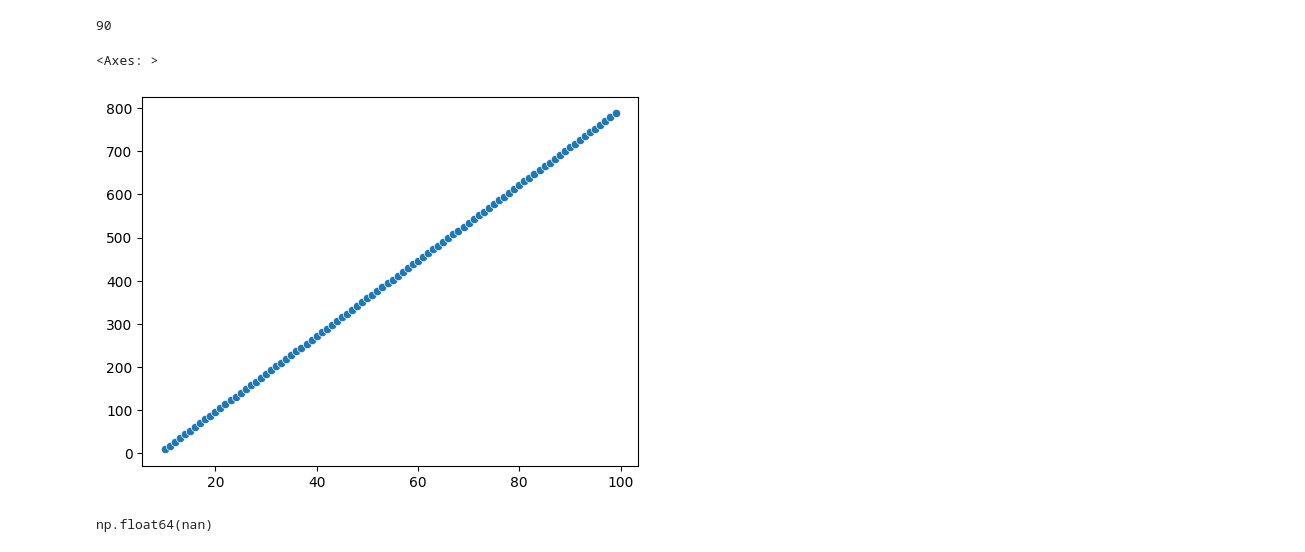
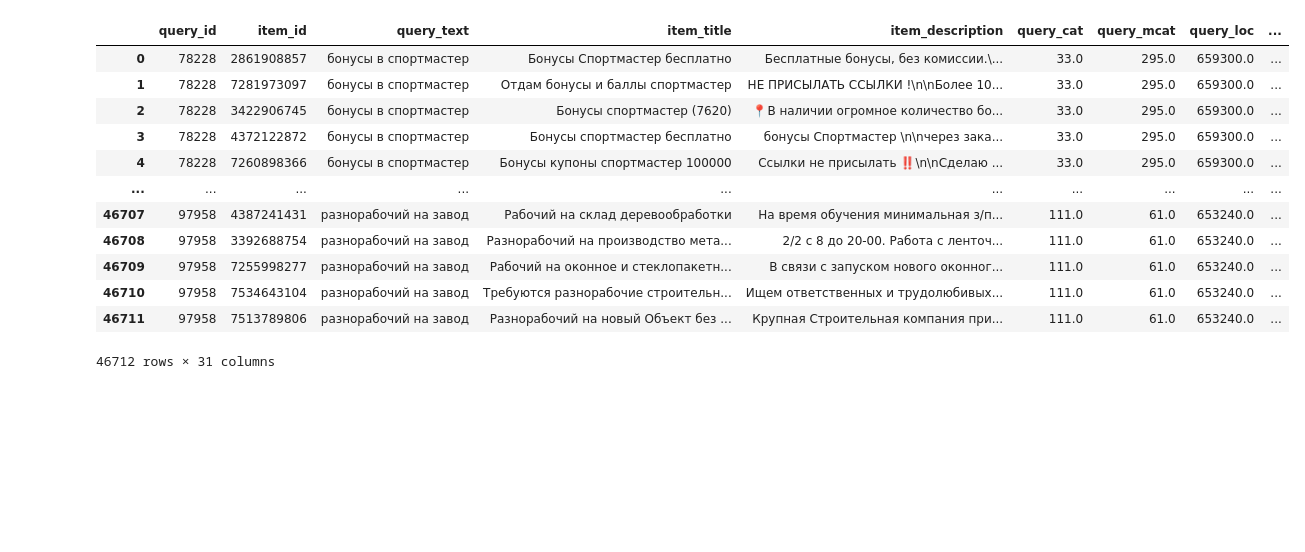
Before and after one commit to Nesterov-BA/misc-python, a Jupyter notebook: avito/main.ipynb, the cells around one changed output. Cells and saved outputs as stored; diff of their text form; code cells hidden in the pictures; blank space fills up the shorter version.

```diff
--- a/avito/main.ipynb
+++ b/avito/main.ipynb
@@ -112,0 +90,8 @@ train_sample_test = train_sample[sum(queries_train):sum(query_length)]
+# %%
+# train - test split
+train_length = int(len(groups_sample)*0.8)
+test_length = len(groups_sample) - train_length
+queries_train = groups_sample[:train_length]
+queries_test = groups_sample[train_length:len(groups_sample)]
+train_sample_train = train_sample[:sum(queries_train)]
+train_sample_test = train_sample[sum(queries_train):sum(groups_sample)]
@@ -112,0 +113,4 @@ train_sample_test = train_sample[sum(queries_train):sum(query_length)]
+# %%
+tfidf = TfidfVectorizer(analyzer='char_wb', ngram_range=(2, 4), max_features=5000)
+all_text = pd.concat([train_sample_train['query_text'], train_sample_train['item_title'], train_sample_train['item_description']])
+%time tfidf.fit(all_text.fillna('').astype(str))
@@ -466,19 +228,42 @@ np.float64(0.8753327955677614)
-# %%
-rand_score = 0
-print(len(range(10,100)))
-rand_scores = np.zeros(90)
-for l in range(10,100):
-    for i in range(l):
-        arr = np.zeros(l)
-        arr[i]=1
-        rand_score += calc_ndcg_at_k(arr)
-    rand_scores[l-10] = rand_score
-sns.scatterplot(x=range(10,100), y=rand_scores)
-# %% [output]
-90
-<Axes: >
-[figure, removed]
-# %%
-compute_ndcg_per_query(train_sample_test[['query_id','item_contact', 'pred']])
-# %% [output]
-np.float64(nan)
+# %%
+def count_emojis(text):
+    if not isinstance(text, str):
+        return 0
+    return emoji_count(text)
+
+def add_description_features(df, desc_col='item_description'):
+    """
+    Добавляет признаки:
+      - desc_len: длина описания (в символах)
+      - desc_emoji_count: количество эмодзи
+    """
+    df = df.copy()
+    # Заполняем пропуски пустой строкой
+    desc_series = df[desc_col].fillna('').astype(str)
+
+    # Длина описания
+    df['desc_len'] = desc_series.str.len()
+
+    # Количество эмодзи
+    df['desc_emoji_count'] = desc_series.apply(count_emojis)
+
+    return df
+# %%
+train_trasform = add_description_features(train_trasform)
+test_trasform = add_description_features(test_trasform)
+# %%
+display(test_trasform)
+# %% [output]
+|  | query_id | item_id | query_text | item_title | item_description | query_cat | query_mcat | query_loc | ... |
+| 0 | 78228 | 2861908857 | бонусы в спортмастер | Бонусы Спортмастер бесплатно | Бесплатные бонусы, без комиссии.\... | 33.0 | 295.0 | 659300.0 | ... |
+| 1 | 78228 | 7281973097 | бонусы в спортмастер | Отдам бонусы и баллы спортмастер | НЕ ПРИСЫЛАТЬ ССЫЛКИ !\n\nБолее 10... | 33.0 | 295.0 | 659300.0 | ... |
+| 2 | 78228 | 3422906745 | бонусы в спортмастер | Бонусы спортмастер (7620) | 📍В наличии огромное количество бо... | 33.0 | 295.0 | 659300.0 | ... |
+| 3 | 78228 | 4372122872 | бонусы в спортмастер | Бонусы спортмастер бесплатно | бонусы Спортмастер \n\nчерез зака... | 33.0 | 295.0 | 659300.0 | ... |
+| 4 | 78228 | 7260898366 | бонусы в спортмастер | Бонусы купоны спортмастер 100000 | Ссылки не присылать ‼️\n\nСделаю ... | 33.0 | 295.0 | 659300.0 | ... |
+| ... | ... | ... | ... | ... | ... | ... | ... | ... | ... |
+| 46707 | 97958 | 4387241431 | разнорабочий на завод | Рабочий на склад деревообработки | На время обучения минимальная з/п... | 111.0 | 61.0 | 653240.0 | ... |
+| 46708 | 97958 | 3392688754 | разнорабочий на завод | Разнорабочий на производство мета... | 2/2 с 8 до 20-00. Работа с ленточ... | 111.0 | 61.0 | 653240.0 | ... |
+| 46709 | 97958 | 7255998277 | разнорабочий на завод | Рабочий на оконное и стеклопакетн... | В связи с запуском нового оконног... | 111.0 | 61.0 | 653240.0 | ... |
+| 46710 | 97958 | 7534643104 | разнорабочий на завод | Требуются разнорабочие строительн... | Ищем ответственных и трудолюбивых... | 111.0 | 61.0 | 653240.0 | ... |
+| 46711 | 97958 | 7513789806 | разнорабочий на завод | Разнорабочий на новый Объект без ... | Крупная Строительная компания при... | 111.0 | 61.0 | 653240.0 | ... |
+46712 rows × 31 columns
```
Also changed, not shown: parts of 50 cells of this notebook, 40 other files.
